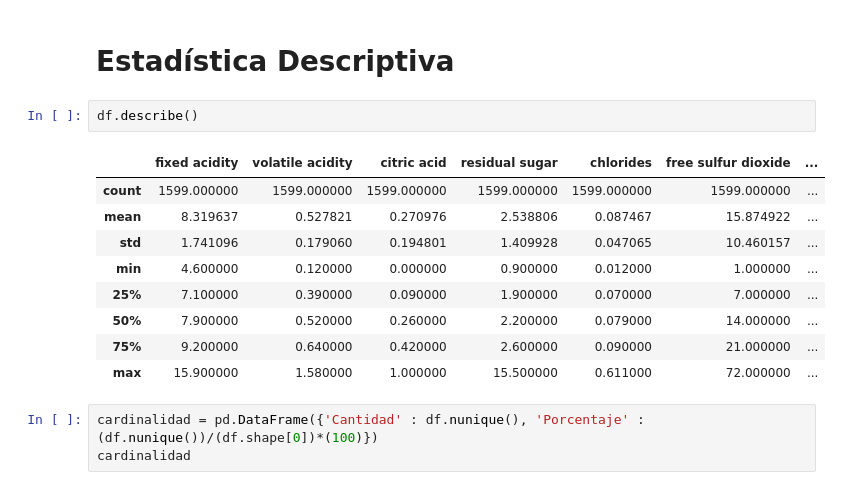
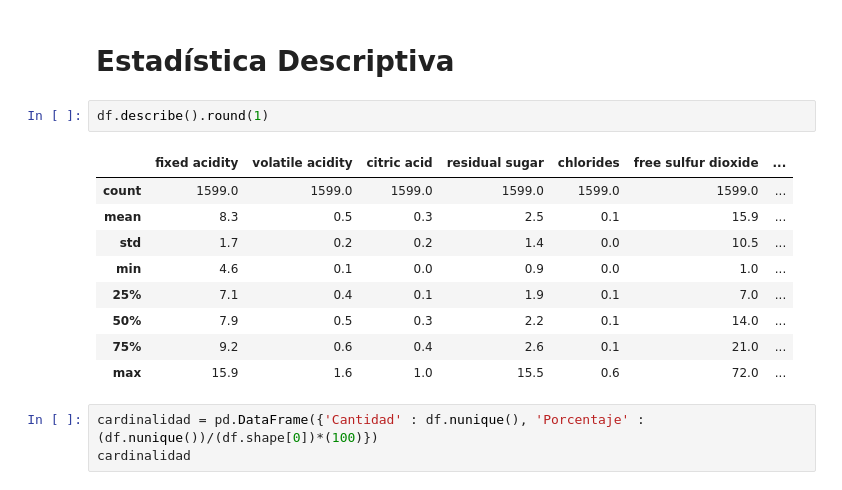
Before and after one commit to RussoT99/ProyectoDS, a Jupyter notebook: ProyectoDS_Parte_I__Russo_Tomás.ipynb, the cells around one changed output. Saved outputs shown, nothing was run; the diff lists cells and outputs as text.

```diff
--- a/ProyectoDS_Parte_I__Russo_Tomás.ipynb
+++ b/ProyectoDS_Parte_I__Russo_Tomás.ipynb
@@ -125,17 +127,17 @@ dtype: int64
 # %% [markdown]
 # Estadística Descriptiva
 # %%
-df.describe()
+df.describe().round(1)
 # %% [output]
 |  | fixed acidity | volatile acidity | citric acid | residual sugar | chlorides | free sulfur dioxide | ... |
-| count | 1599.000000 | 1599.000000 | 1599.000000 | 1599.000000 | 1599.000000 | 1599.000000 | ... |
-| mean | 8.319637 | 0.527821 | 0.270976 | 2.538806 | 0.087467 | 15.874922 | ... |
-| std | 1.741096 | 0.179060 | 0.194801 | 1.409928 | 0.047065 | 10.460157 | ... |
-| min | 4.600000 | 0.120000 | 0.000000 | 0.900000 | 0.012000 | 1.000000 | ... |
-| 25% | 7.100000 | 0.390000 | 0.090000 | 1.900000 | 0.070000 | 7.000000 | ... |
-| 50% | 7.900000 | 0.520000 | 0.260000 | 2.200000 | 0.079000 | 14.000000 | ... |
-| 75% | 9.200000 | 0.640000 | 0.420000 | 2.600000 | 0.090000 | 21.000000 | ... |
-| max | 15.900000 | 1.580000 | 1.000000 | 15.500000 | 0.611000 | 72.000000 | ... |
+| count | 1599.0 | 1599.0 | 1599.0 | 1599.0 | 1599.0 | 1599.0 | ... |
+| mean | 8.3 | 0.5 | 0.3 | 2.5 | 0.1 | 15.9 | ... |
+| std | 1.7 | 0.2 | 0.2 | 1.4 | 0.0 | 10.5 | ... |
+| min | 4.6 | 0.1 | 0.0 | 0.9 | 0.0 | 1.0 | ... |
+| 25% | 7.1 | 0.4 | 0.1 | 1.9 | 0.1 | 7.0 | ... |
+| 50% | 7.9 | 0.5 | 0.3 | 2.2 | 0.1 | 14.0 | ... |
+| 75% | 9.2 | 0.6 | 0.4 | 2.6 | 0.1 | 21.0 | ... |
+| max | 15.9 | 1.6 | 1.0 | 15.5 | 0.6 | 72.0 | ... |
 # %%
 cardinalidad = pd.DataFrame({'Cantidad' : df.nunique(), 'Porcentaje' : (df.nunique())/(df.shape[0])*(100)})
 cardinalidad
```
Also changed, not shown: parts of 1 cell of this notebook.
